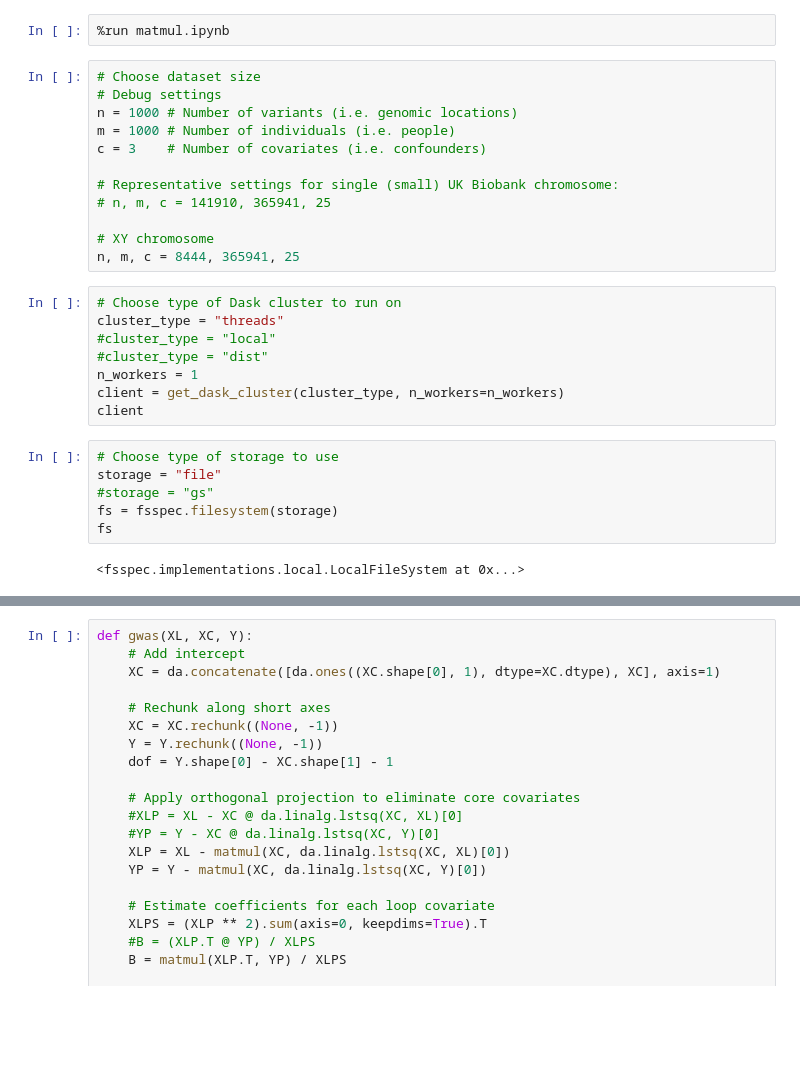
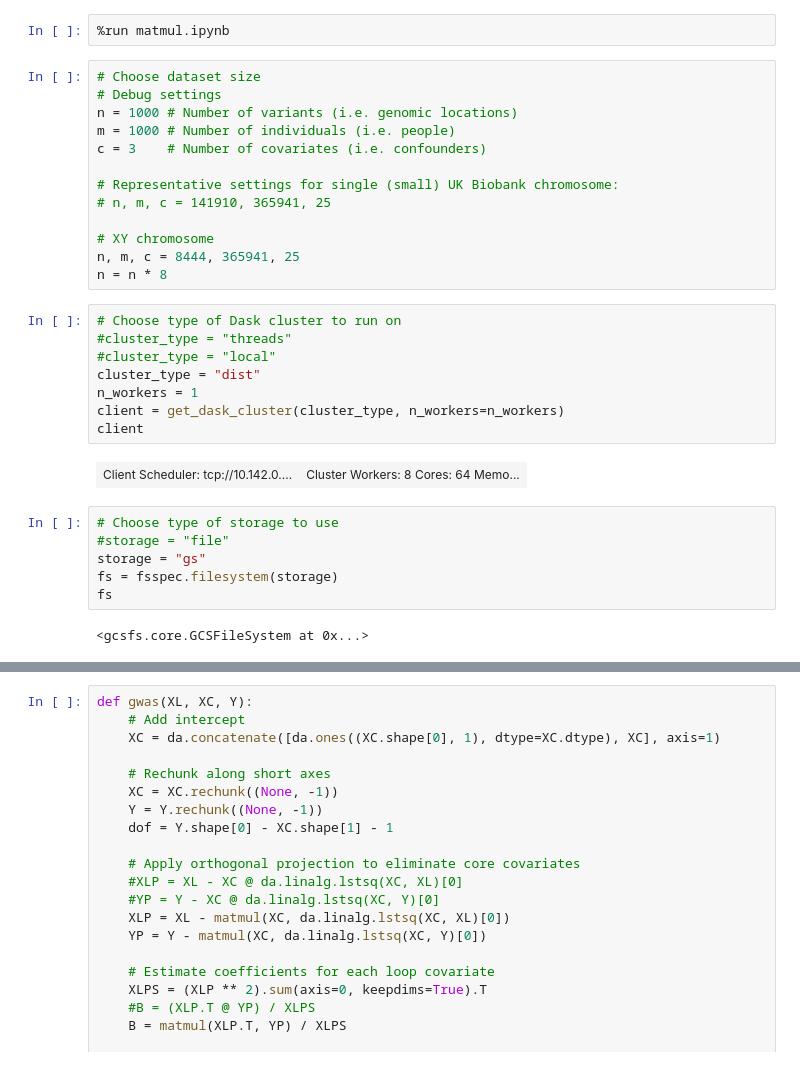
Before and after one commit to tomwhite/gwas-benchmark, a Jupyter notebook: gwas_simulation.ipynb, the cells around one changed output, grey strips where cells are left out. Drawn from its saved outputs; the diff is of its cells as text; blank space fills up the shorter version.

```diff
--- a/gwas_simulation.ipynb
+++ b/gwas_simulation.ipynb
@@ -20,22 +20,25 @@ c = 3    # Number of covariates (i.e. confounders)
 
 # XY chromosome
 n, m, c = 8444, 365941, 25
+n = n * 8
 # %%
 # Choose type of Dask cluster to run on
-cluster_type = "threads"
+#cluster_type = "threads"
 #cluster_type = "local"
-#cluster_type = "dist"
+cluster_type = "dist"
 n_workers = 1
 client = get_dask_cluster(cluster_type, n_workers=n_workers)
 client
+# %% [output]
+| Client Scheduler: tcp://10.142.0.... | Cluster Workers: 8 Cores: 64 Memo... |
 # %%
 # Choose type of storage to use
-storage = "file"
-#storage = "gs"
+#storage = "file"
+storage = "gs"
 fs = fsspec.filesystem(storage)
 fs
 # %% [output]
-<fsspec.implementations.local.LocalFileSystem at 0x...>
+<gcsfs.core.GCSFileSystem at 0x...>
 # %%
 if storage == "gs":
     path = f"gs://{gcs_bucket}/sim_ds_{n}_{m}_{c}.zarr"
```
Also changed, not shown: parts of 7 cells of this notebook, 2 other files.
